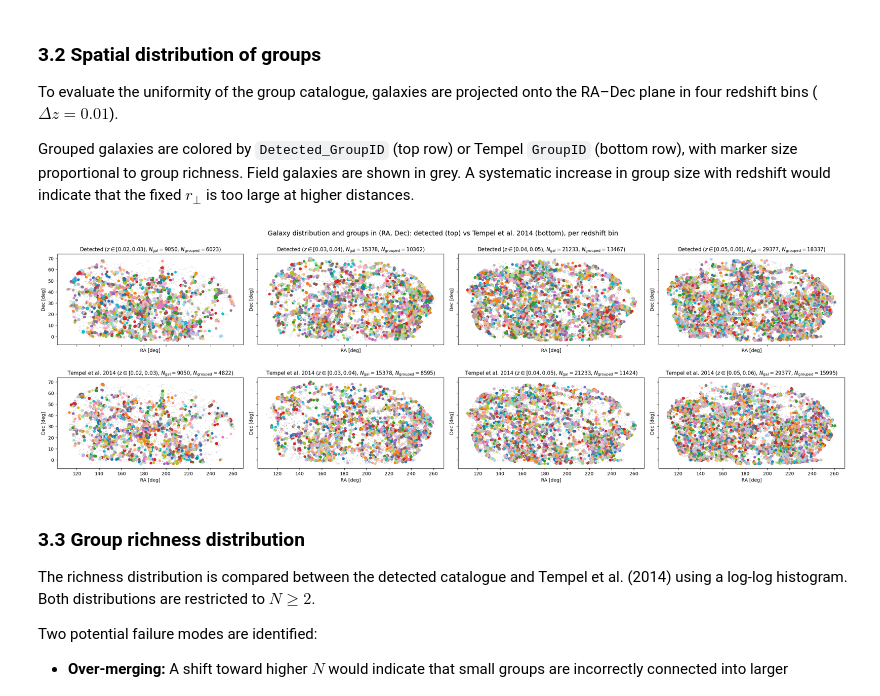
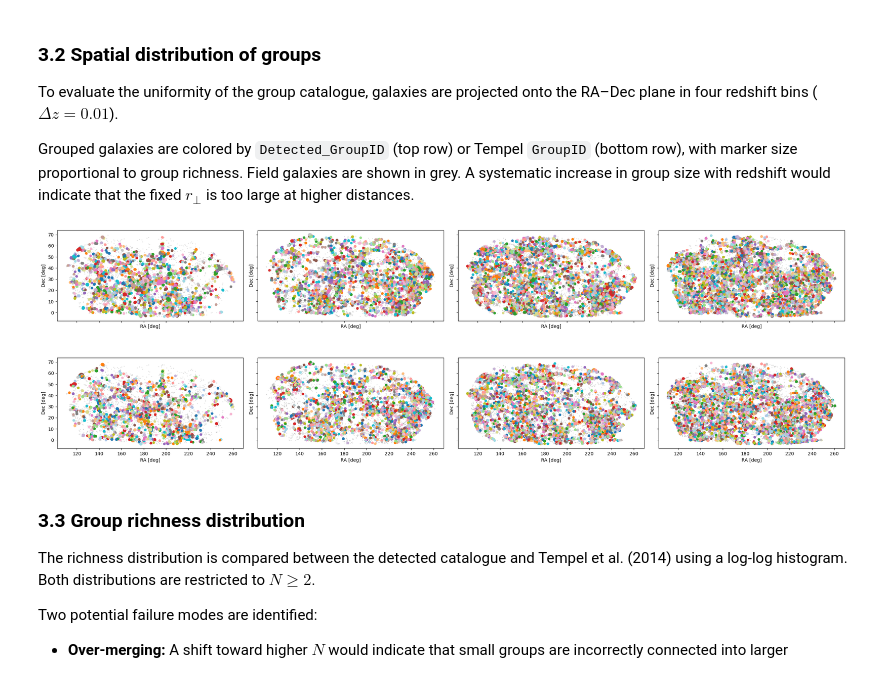
Before and after one commit to M-A-Tbn/CN-project, a Jupyter notebook: Notebook/CN-Project.ipynb, the cells around one changed output. Drawn from its saved outputs; the diff is of its cells as text; code cells hidden in the pictures.

```diff
--- a/Notebook/CN-Project.ipynb
+++ b/Notebook/CN-Project.ipynb
@@ -491,7 +694,6 @@ def plot_radec_panel(ax, mgs, group_col, z_lo, z_hi, *, panel_title):
     ax.set_xlabel('RA [deg]')
     ax.set_ylabel('Dec [deg]')
     ax.set_aspect('equal')
-    ax.set_title(panel_title, fontsize=11)
     return len(slab), len(grouped)
 
 
@@ -507,50 +709,34 @@ fig, axes = plt.subplots(2, n_bins,
                          sharex=True, sharey=True)
 
 # Make sure axes is always 2D, even if n_bins == 1
 if axes.ndim == 1:
     axes = axes[np.newaxis, :]
 
 for col, (z_lo, z_hi) in enumerate(zip(z_edges[:-1], z_edges[1:])):
 
     n_slab, n_det = plot_radec_panel(
         axes[0, col], mgs,
         group_col='Detected_GroupID',
         z_lo=z_lo, z_hi=z_hi,
         panel_title=f'Detected ($z \\in [{z_lo:.2f}, {z_hi:.2f})$)',
     )
     n_slab_t, n_det_t = plot_radec_panel(
         axes[1, col], mgs,
         group_col='GroupID',
         z_lo=z_lo, z_hi=z_hi,
         panel_title=(f'Tempel et al. 2014 '
                      f'($z \\in [{z_lo:.2f}, {z_hi:.2f})$)'),
     )
 
-    # Update both row titles with galaxy counts once return values are known
-    axes[0, col].set_title(
-        f'Detected ($z \\in [{z_lo:.2f}, {z_hi:.2f})$, '
-        f'$N_{{\\rm gal}} = {n_slab}$, $N_{{\\rm grouped}} = {n_det}$)',
-        fontsize=11,
-    )
-    axes[1, col].set_title(
-        f'Tempel et al. 2014 ($z \\in [{z_lo:.2f}, {z_hi:.2f})$, '
-        f'$N_{{\\rm gal}} = {n_slab_t}$, $N_{{\\rm grouped}} = {n_det_t}$)',
-        fontsize=11,
-    )
 
 # Tighten vertical spacing: smaller h_pad/hspace pulls the two rows together
 # and brings the suptitle closer to the first row.
 fig.set_constrained_layout_pads(w_pad=0.04, h_pad=0.03, hspace=0.0, wspace=0.03)
 
-fig.suptitle(
-    'Galaxy distribution and groups in (RA, Dec): '
-    'detected (top) vs Tempel et al. 2014 (bottom), per redshift bin',
-    fontsize=14
-)
 plt.savefig('../report/figures/Galaxy_distribution_and_groups_in_RA_Dec_detected_vs_Tempel_2014_per_redshift_bin.pdf', bbox_inches='tight', dpi=200)
 plt.show()
 # %% [output]
-[figure, old version]
+[figure, new version]
 # %% [markdown]
 ### 3.3 Group richness distribution
 
```
Also changed, not shown: parts of 11 cells of this notebook, 1 other file.
